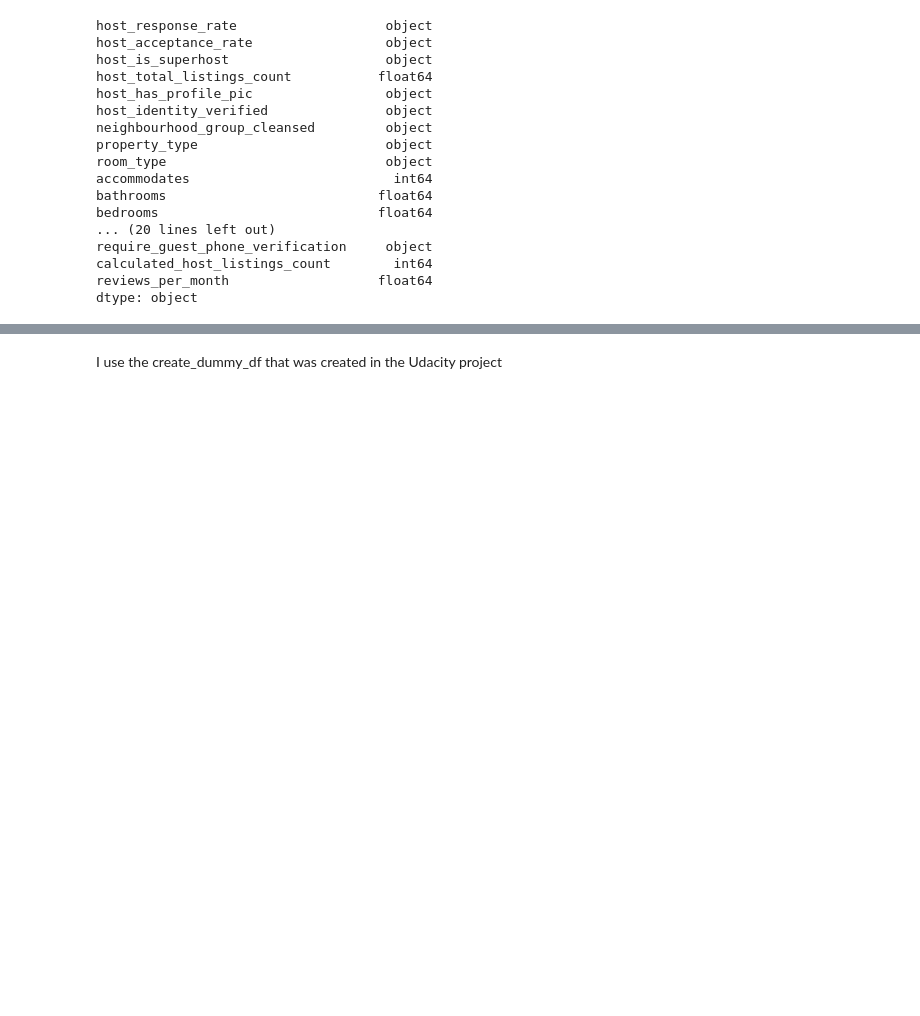
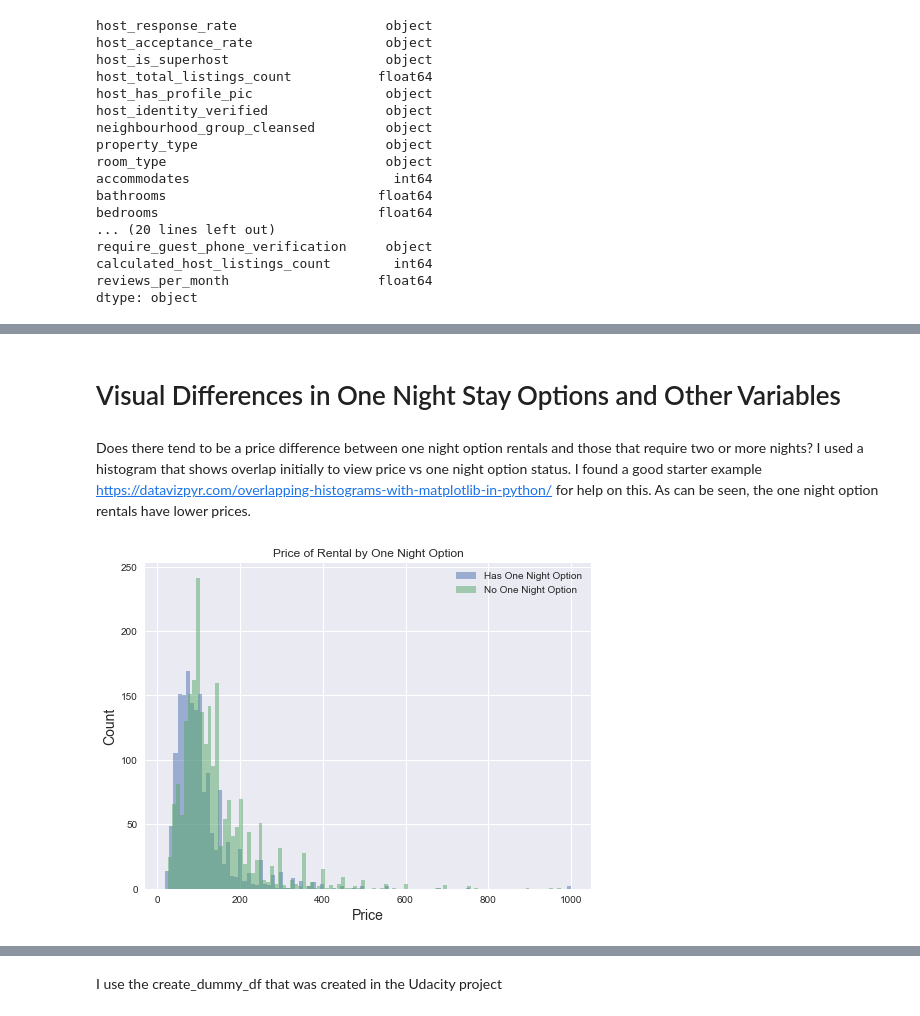
Before and after one commit to travhao/Udacity_DataScience_P1, a Jupyter notebook: Udacity Project 1 Airbnb Seattle.ipynb, the cells around one changed output, grey strips where cells are left out. Drawn from its saved outputs; the diff is of its cells as text; code cells hidden in the pictures; blank space fills up the shorter version.

```diff
--- a/Udacity Project 1 Airbnb Seattle.ipynb
+++ b/Udacity Project 1 Airbnb Seattle.ipynb
@@ -188,0 +205,15 @@ df2 = df2.drop(['weekly_price','monthly_price','security_deposit','extra_people'
+# %% [markdown]
+# Visual Differences in One Night Stay Options and Other Variables
+# %% [markdown]
+Does there tend to be a price difference between one night option rentals and those that require two or more nights?  I used a histogram that shows overlap initially to view price vs one night option status.  I found a good starter example https://datavizpyr.com/overlapping-histograms-with-matplotlib-in-python/ for help on this.  As can be seen, the one night option rentals have lower prices.
+# %%
+plt.figure(figsize=(8,6))
+plt.hist(df2[df2['one_night_option']==1]['price'], bins=100, alpha=0.5, label="Has One Night Option")
+plt.hist(df2[df2['one_night_option']==0]['price'], bins=100, alpha=0.5, label="No One Night Option")
+plt.xlabel("Price", size=14)
+plt.ylabel("Count", size=14)
+plt.title("Price of Rental by One Night Option")
+plt.legend(loc='upper right')
+plt.savefig("overlapping_histograms_with_matplotlib_Python.png")
+# %% [output]
+[figure, added]
```
Also changed, not shown: parts of 60 cells of this notebook.
